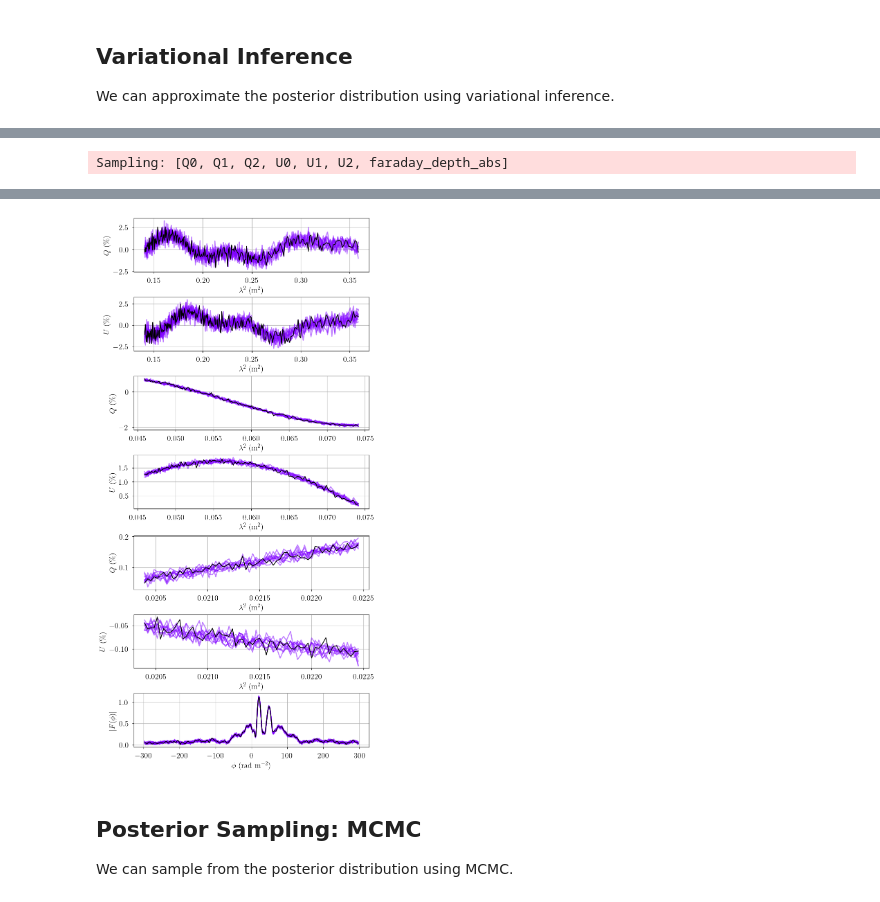
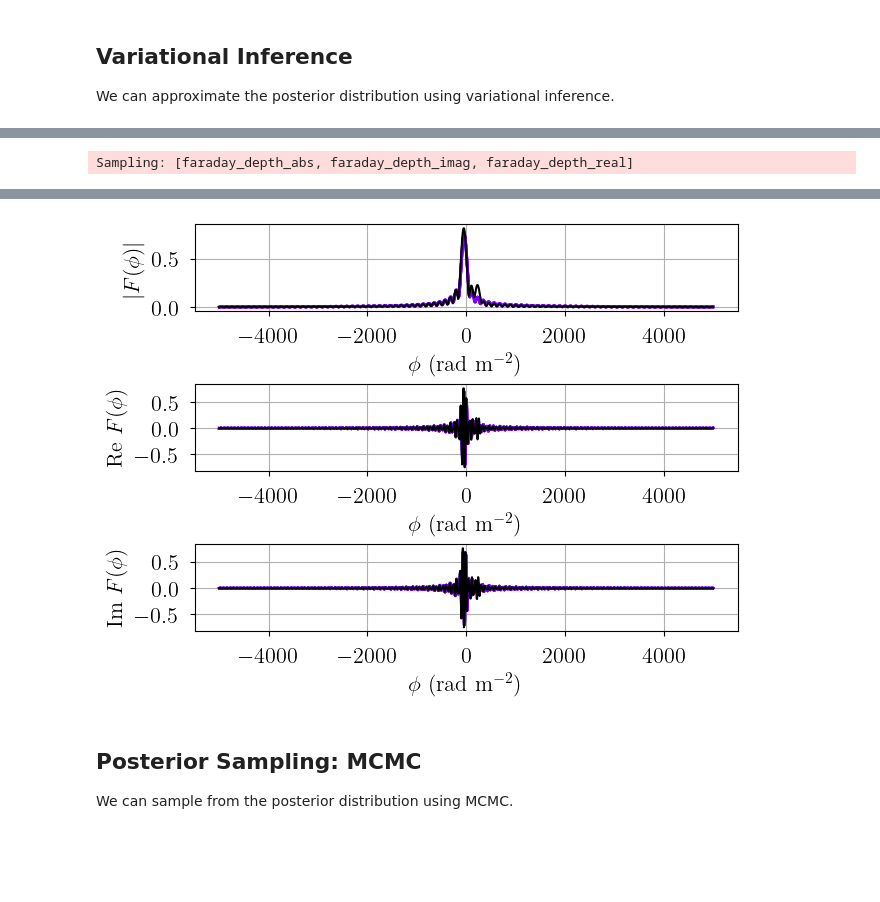
Before and after one commit to tvwenger/bayes_pol, a Jupyter notebook: docs/source/notebooks/faraday_model.ipynb, the cells around one changed output, grey strips where cells are left out. Saved outputs shown, nothing was run; the diff lists cells and outputs as text; code cells hidden in the pictures; blank space fills up the shorter version.

```diff
--- a/docs/source/notebooks/faraday_model.ipynb
+++ b/docs/source/notebooks/faraday_model.ipynb
@@ -202,16 +295,16 @@ Finally, with our model definition and (simulated) data in hand, we can explore
 # Initialize and define the model
 model = FaradayModel(
     data,
-    lam2_lower=np.array(lam2_lower),
-    lam2_upper=np.array(lam2_upper),
+    lam2_lower=lam2_lower,
+    lam2_upper=lam2_upper,
+    lam2_chans=lam2_chans,
     n_clouds=n_clouds,
     seed=1234,
     verbose=True
 )
 model.add_priors(
-    prior_faraday_depth_mean = [0.0, 50.0],
+    prior_faraday_depth_mean = [0.0, 100.0],
     prior_faraday_depth_fwhm = 5.0,
-    prior_faraday_depth_sigma = 1.0/np.sqrt(len(lam2_axis)),
 )
 model.add_likelihood()
 # %%
@@ -273,8 +364,8 @@ start = time.time()
 model.fit(
     n = 100_000, # maximum number of VI iterations
     draws = 1_000, # number of posterior samples
-    rel_tolerance = 0.01, # VI relative convergence threshold
-    abs_tolerance = 0.05, # VI absolute convergence threshold
+    rel_tolerance = 0.001, # VI relative convergence threshold
+    abs_tolerance = 0.001, # VI absolute convergence threshold
     learning_rate = 0.01, # VI learning rate
 )
 end = time.time()
@@ -312,14 +402,13 @@ arviz - WARNING - Shape validation failed: input_shape: (1, 1000), minimum_shape
 # %%
 posterior = model.sample_posterior_predictive(
     thin=100, # keep one in {thin} posterior samples
 )
-axes = plot_predictive(model.data, posterior.posterior_predictive)
-axes.ravel()[0].figure.set_size_inches(8, 16)
+_ = plot_predictive(model.data, posterior.posterior_predictive)
 # %% [output]
-Sampling: [Q0, Q1, Q2, U0, U1, U2, faraday_depth_abs]
+Sampling: [faraday_depth_abs, faraday_depth_imag, faraday_depth_real]
 [interactive output not drawn]
 [interactive output not drawn]
-[figure, old version]
+[figure, new version]
 # %% [markdown]
 ## Posterior Sampling: MCMC
 
```
Also changed, not shown: parts of 27 cells of this notebook, 8 other files.
